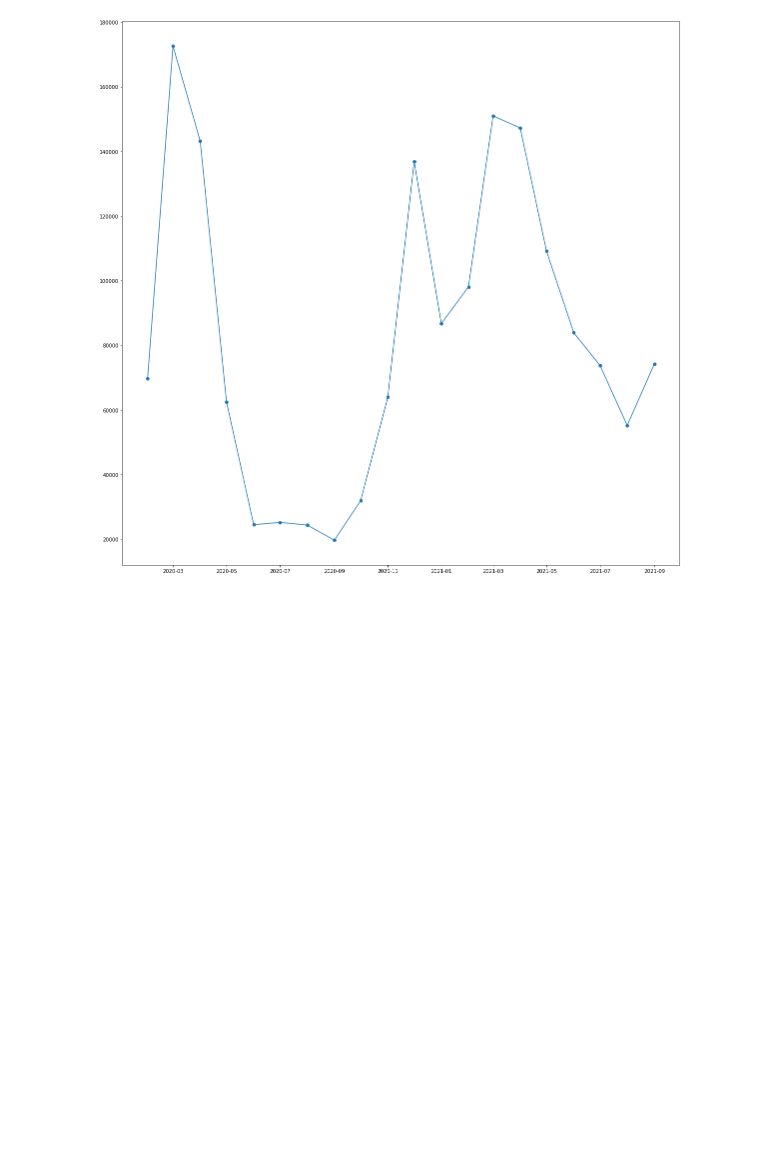
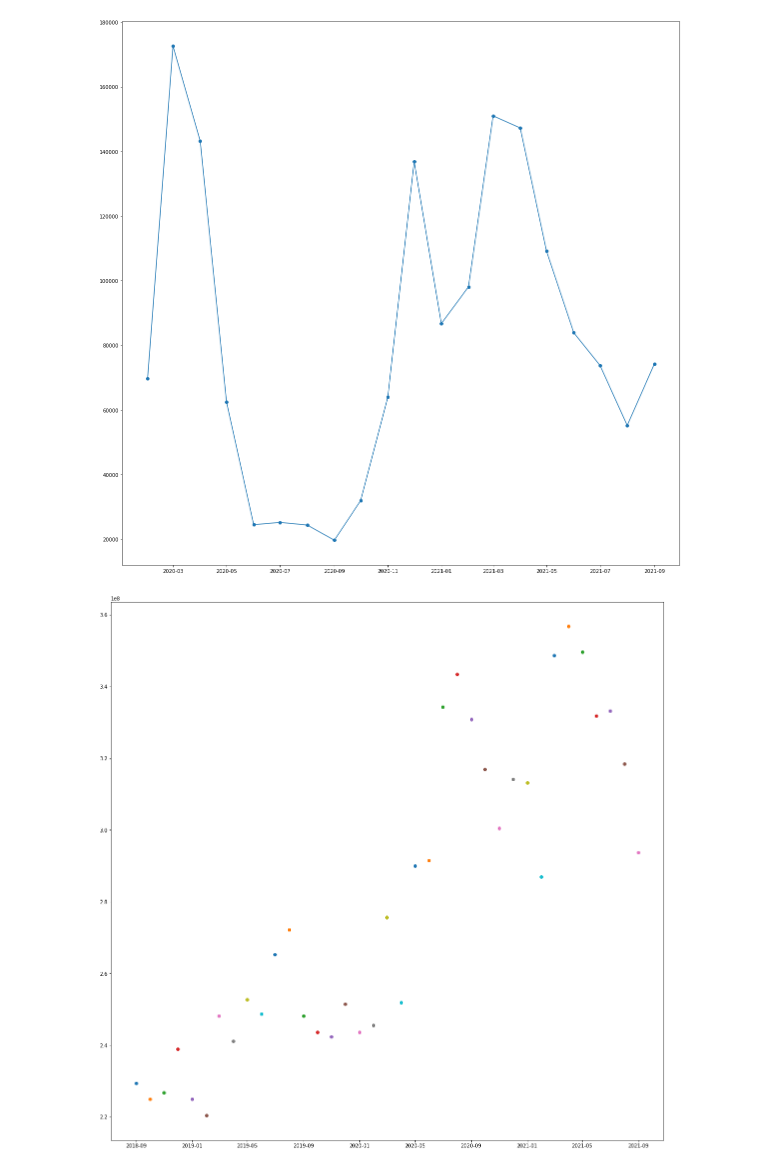
Before and after one commit to akarapetian/cs148-project3, a Jupyter notebook: proj3.ipynb, the cells around one changed output. Cells and saved outputs as stored; diff of their text form; code cells hidden in the pictures; blank space fills up the shorter version.

```diff
--- a/proj3.ipynb
+++ b/proj3.ipynb
@@ -398,6 +399,7 @@ df["offers_grow_supplies"] = 0
 df["offers_shake"] = 0
 df["num_products"] = 0
 df["num_product_types"] = 0
+df["time_in_market"] = 0
 # %% [markdown]
 #### A couple of constants used as helpers elsewhere
 # %%
@@ -802,3 +804,20 @@ plt.plot_date(brandDf['Month'], brandDf['Total Sales ($)'], linestyle='solid')
 # %% [output]
 [<matplotlib.lines.Line2D at 0x...>]
 [figure]
+# %%
+#sum up all sales across all brands per month
+months = df['Month'].unique()
+
+months = sorted(months)
+
+plt.figure(figsize=(20,20))
+px = 0
+py = 0
+for month in months:
+    monthDf = df.loc[df['Month'] == month]
+    plt.plot_date(month, monthDf['Total Sales ($)'].sum(axis=0))
+
+#plt.plot_date(months, )
+plt.show()
+# %% [output]
+[figure, added]
```
Also changed, not shown: parts of 3 cells of this notebook.
